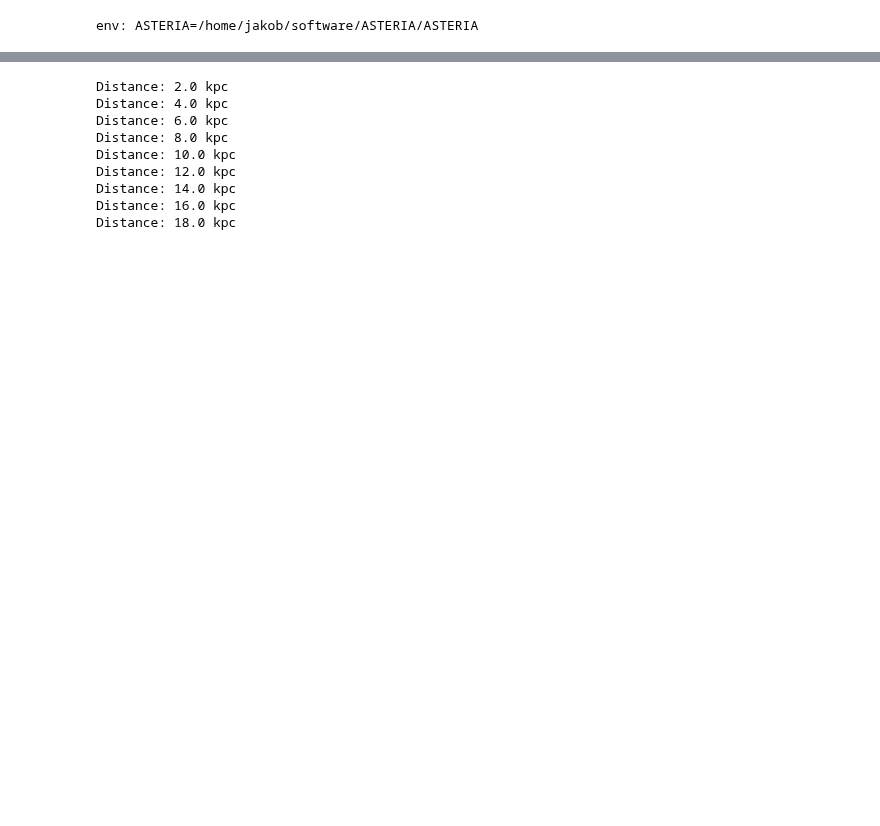
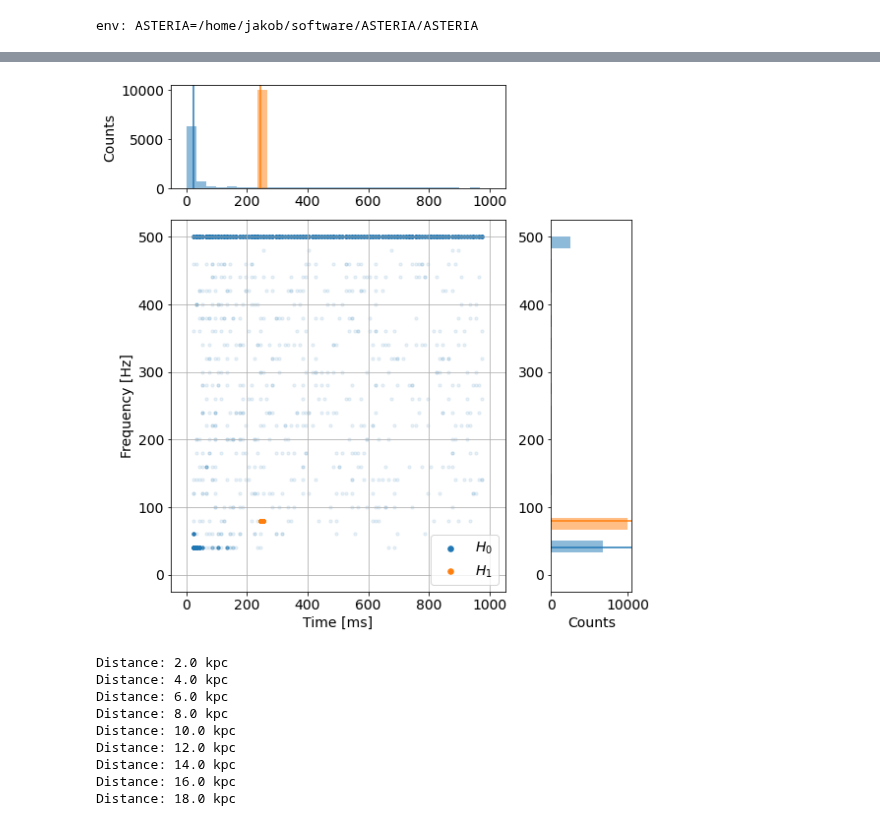
Before and after one commit to icecube/ASTERIA, a Jupyter notebook: docs/gen2-ana/test.ipynb, the cells around one changed output, grey strips where cells are left out. Cells and saved outputs as stored; diff of their text form; code cells hidden in the pictures; blank space fills up the shorter version.

```diff
--- a/docs/gen2-ana/test.ipynb
+++ b/docs/gen2-ana/test.ipynb
@@ -182,3 +79,7 @@ plt.show()
+# %%
+plot_parareco(ana.stf_fit_freq, ana.stf_fit_time)
+# %% [output]
+[figure, added]
 # %%
 dist_range = np.arange(2,20,2) * u.kpc
 Zscore, Ts_stat = ana.dist_scan(dist_range, fft_para, stf_para, mode="STF")
```
Also changed, not shown: parts of 10 cells of this notebook.
